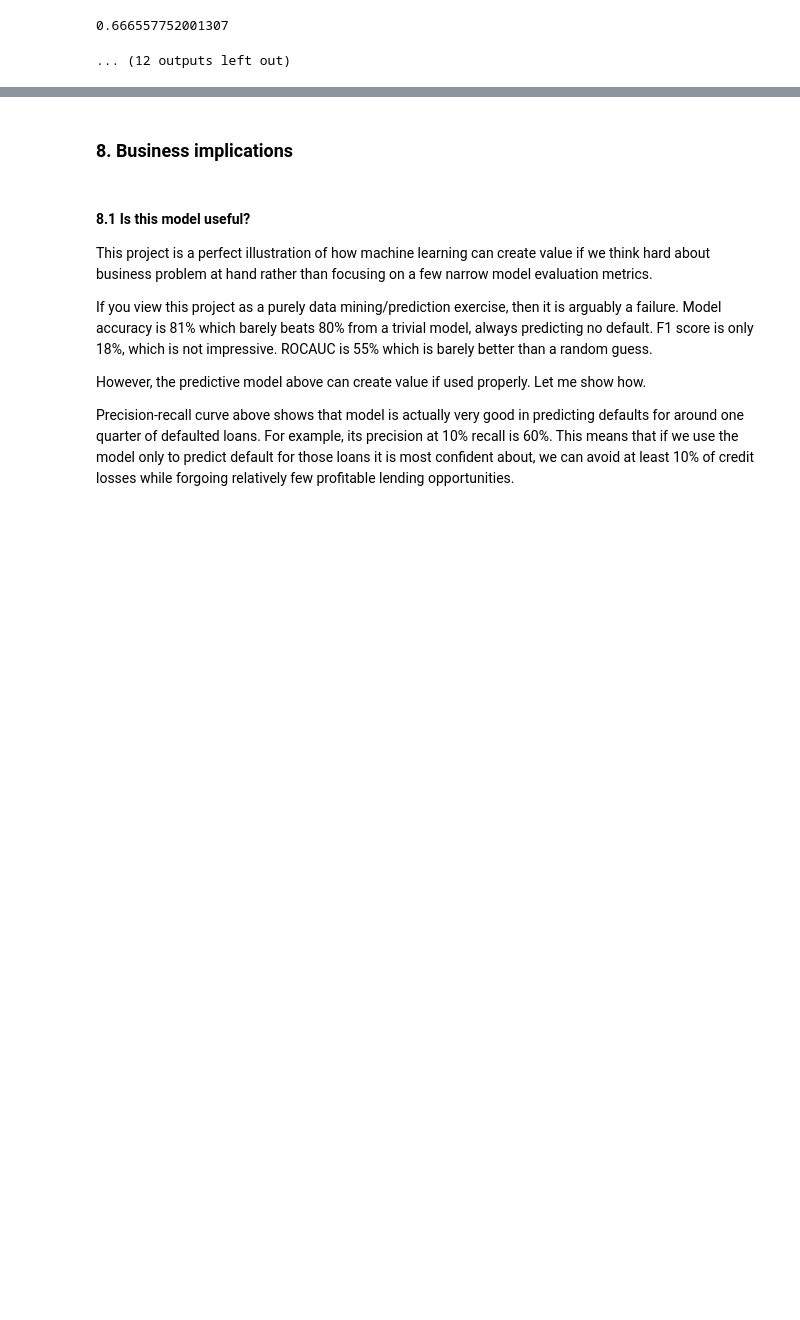
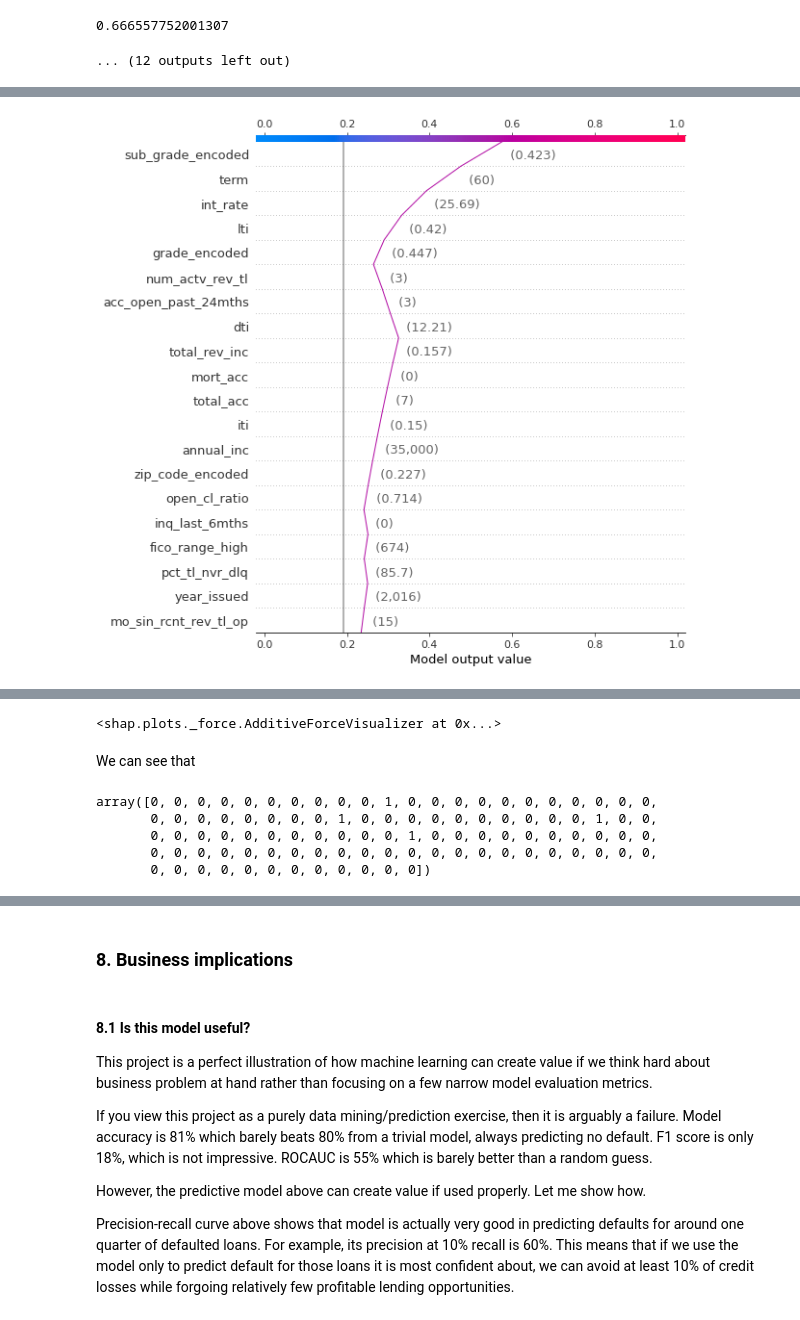
Before and after one commit to MykolaPinchuk/KaggleProjects, a Jupyter notebook: kp102-lc-loaddef.ipynb, the cells around one changed output, grey strips where cells are left out. Cells and saved outputs as stored; diff of their text form; code cells hidden in the pictures; blank space fills up the shorter version.

```diff
--- a/kp102-lc-loaddef.ipynb
+++ b/kp102-lc-loaddef.ipynb
@@ -910,0 +837,8 @@ shap.summary_plot(shap_values_XGBoost_train, X_train,plot_type="dot", plot_size=
+# %%
+indx = 10
+#fig = plt.subplots(figsize=(2,2),dpi=200)
+ax_2= shap.decision_plot(explainerxgbc.expected_value, shap_values_XGBoost_test[indx], X_test.iloc[indx],link= "logit")
+shap.initjs()
+shap.force_plot(explainerxgbc.expected_value, shap_values_XGBoost_test[indx], X_test.iloc[[indx]],link= "logit")
+# %% [output]
+[figure, added]
@@ -911,3 +846,14 @@ shap.summary_plot(shap_values_XGBoost_train, X_train,plot_type="dot", plot_size=
+<shap.plots._force.AdditiveForceVisualizer at 0x...>
+# %% [markdown]
+We can see that
+# %%
+optuna_xgb.predict(X_test)[:100]
+# %% [output]
+array([0, 0, 0, 0, 0, 0, 0, 0, 0, 0, 1, 0, 0, 0, 0, 0, 0, 0, 0, 0, 0, 0,
+       0, 0, 0, 0, 0, 0, 0, 0, 1, 0, 0, 0, 0, 0, 0, 0, 0, 0, 0, 1, 0, 0,
+       0, 0, 0, 0, 0, 0, 0, 0, 0, 0, 0, 1, 0, 0, 0, 0, 0, 0, 0, 0, 0, 0,
+       0, 0, 0, 0, 0, 0, 0, 0, 0, 0, 0, 0, 0, 0, 0, 0, 0, 0, 0, 0, 0, 0,
+       0, 0, 0, 0, 0, 0, 0, 0, 0, 0, 0, 0])
 # %%
 time.time()-time0
 # %% [output]
```
Also changed, not shown: parts of 45 cells of this notebook.
